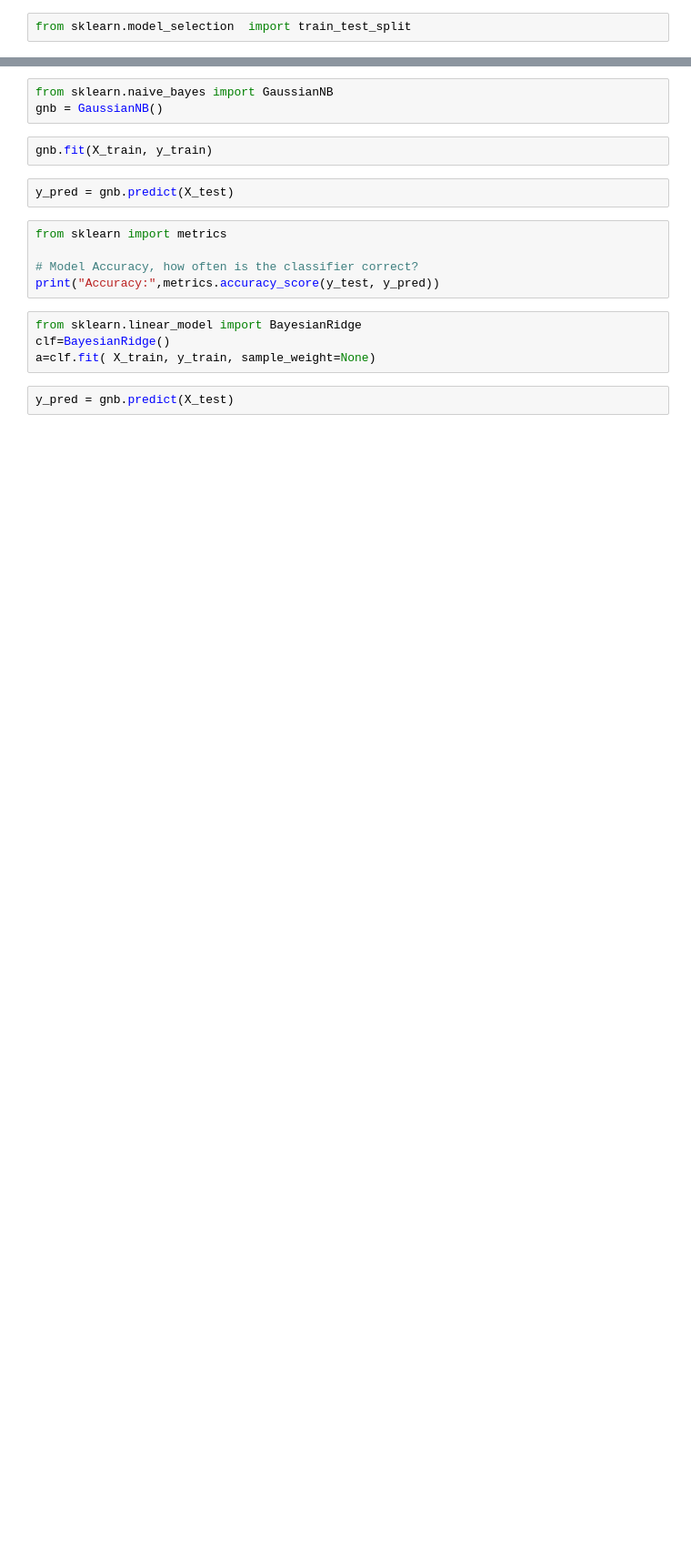
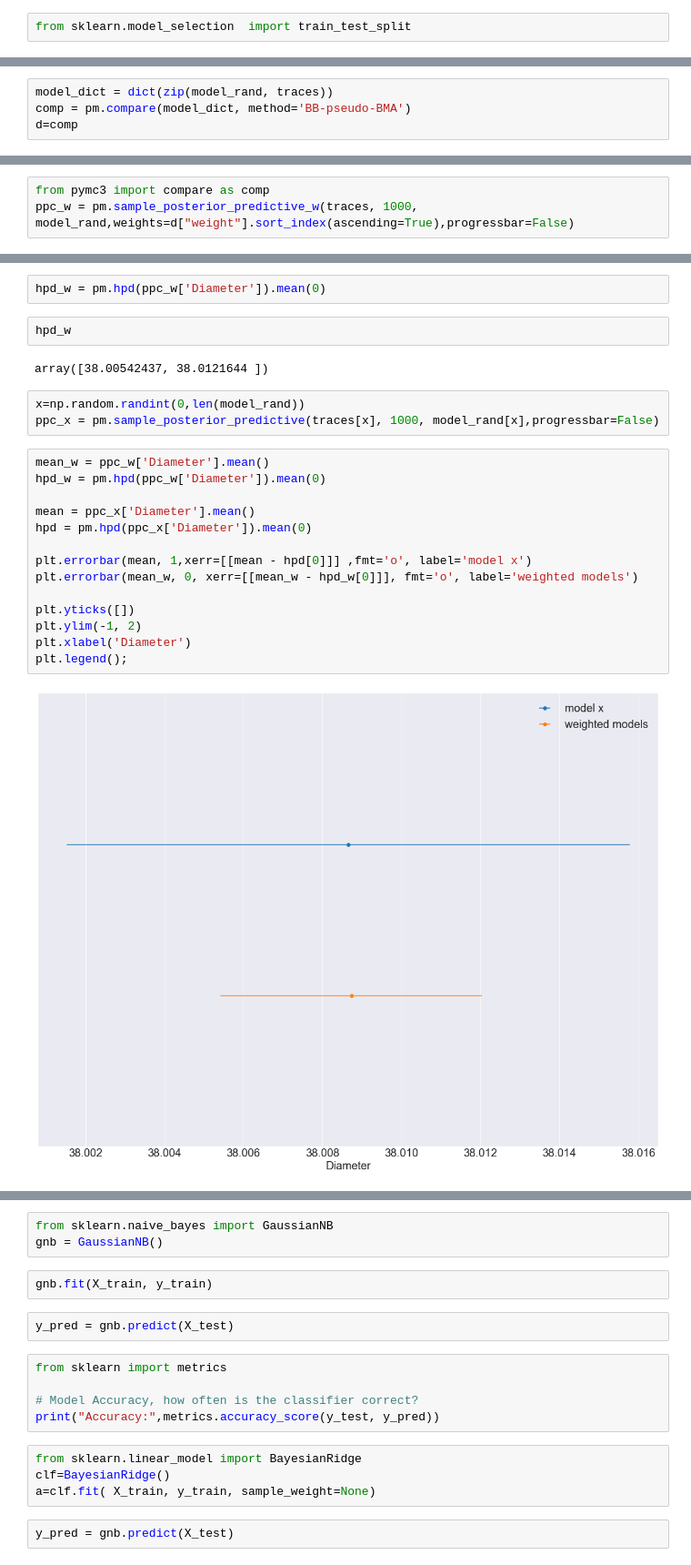
Before and after one commit to harislulic/Strathcylde_AFRC_machine_learning_tutorials, a Jupyter notebook: Untitled.ipynb, the cells around one changed output, grey strips where cells are left out. Shown at 91% size. Drawn from its saved outputs; the diff is of its cells as text; blank space fills up the shorter version.

```diff
--- a/Untitled.ipynb
+++ b/Untitled.ipynb
@@ -239,0 +399,4 @@ y_train.shape, y_test.shape
+# %%
+model_dict = dict(zip(model_rand, traces))
+comp = pm.compare(model_dict, method='BB-pseudo-BMA')
+d=comp
@@ -239,0 +427,3 @@ y_train.shape, y_test.shape
+# %%
+from pymc3 import compare as comp
+ppc_w = pm.sample_posterior_predictive_w(traces, 1000, model_rand,weights=d["weight"].sort_index(ascending=True),progressbar=False)
@@ -239,0 +451,25 @@ y_train.shape, y_test.shape
+# %%
+hpd_w = pm.hpd(ppc_w['Diameter']).mean(0)
+# %%
+hpd_w
+# %% [output]
+array([38.00542437, 38.0121644 ])
+# %%
+x=np.random.randint(0,len(model_rand))
+ppc_x = pm.sample_posterior_predictive(traces[x], 1000, model_rand[x],progressbar=False)
+# %%
+mean_w = ppc_w['Diameter'].mean()
+hpd_w = pm.hpd(ppc_w['Diameter']).mean(0)
+
+mean = ppc_x['Diameter'].mean()
+hpd = pm.hpd(ppc_x['Diameter']).mean(0)
+
+plt.errorbar(mean, 1,xerr=[[mean - hpd[0]]] ,fmt='o', label='model x')
+plt.errorbar(mean_w, 0, xerr=[[mean_w - hpd_w[0]]], fmt='o', label='weighted models')
+
+plt.yticks([])
+plt.ylim(-1, 2)
+plt.xlabel('Diameter')
+plt.legend();
+# %% [output]
+[figure, added]
```
Also changed, not shown: parts of 46 cells of this notebook.
